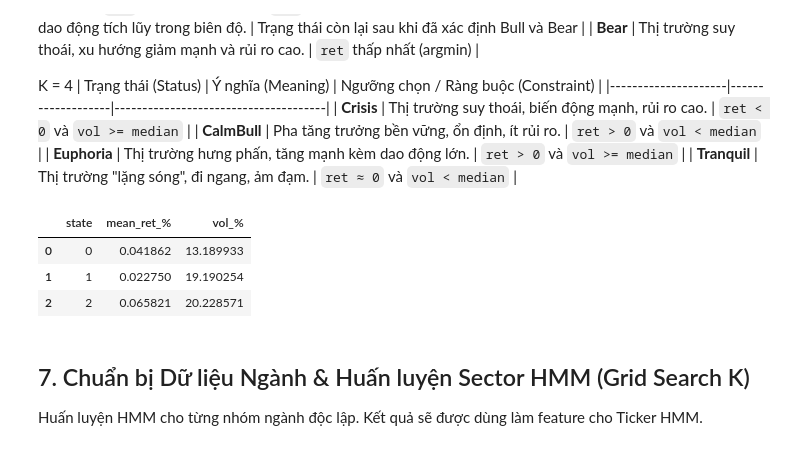
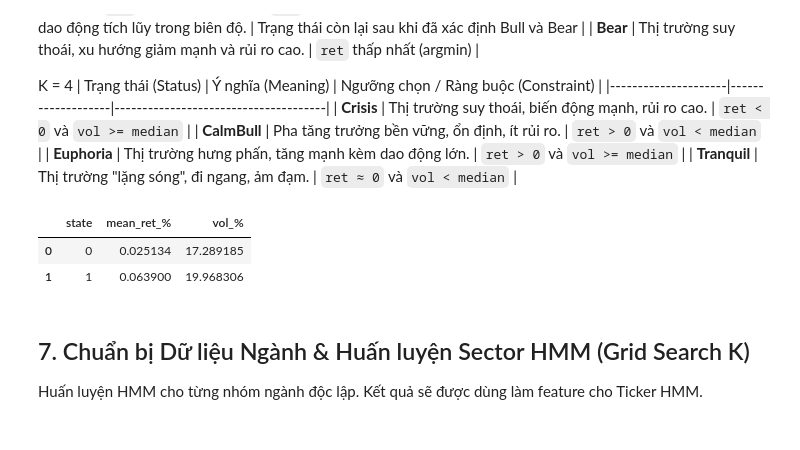
Before and after one commit to ZzzNTKzzZ/Ai-Quantum, a Jupyter notebook: notebooks/f.ipynb, the cells around one changed output. Drawn from its saved outputs; the diff is of its cells as text; code cells hidden in the pictures.

```diff
--- a/notebooks/f.ipynb
+++ b/notebooks/f.ipynb
@@ -173,6 +184,15 @@ Hàm lọc biến đảm bảo tính đa dạng và hạn chế đa cộng tuy
 | **Block Diversity** | Đảm bảo tính đa dạng thông tin bằng cách lấy ít nhất một biến đại diện từ mỗi khâu (`Market`, `Economy`, `Credit`). | Bắt buộc chọn từ các nhóm khác nhau | Giúp HMM quan sát thị trường từ nhiều khía cạnh bổ trợ thay vì chỉ tập trung vào một nguồn tin. |
 # %%
 # Tạo Y_proxy rule-based cho Market
+# Normalize duplicated merge columns if present
+for std_col in ['vnindex_log_ret', 'vnindex_vol20']:
+    if std_col not in df_market.columns:
+        alt = next((c for c in [f'{std_col}_y', f'{std_col}_x'] if c in df_market.columns), None)
+        if alt is None:
+            raise KeyError(f"{std_col} column not found in df_market")
+        df_market = df_market.rename(columns={alt: std_col})
+
+df_market = df_market.loc[:, ~df_market.columns.duplicated()]
 vol_median = df_market['vnindex_vol20'].median()
 def label_proxy(row):
     ret = row['vnindex_log_ret']
@@ -229,7 +249,7 @@ def filter_vif_greedy(df, features, threshold=5.0):
 final_features = filter_vif_greedy(X_train, feature_scores['feature'].tolist())
 print("Top features (SHAP+MI) qua bộ lọc VIF:")
 macro_pool = [c for c in ['cpi_mom_Z', 'credit_growth_mom_Z', 'fnb_ratio_Z', 'pmi_vn_Z', 'fx_log_ret_Z'] if c in X_train.columns]
-final_features = list(set(final_features).union(set(macro_pool))) # force include macro if filtered out
+final_features = set(final_features).union(set(macro_pool))
 macro_features = [f for f in final_features if f in macro_pool]
 market_features = [f for f in final_features if f not in macro_pool]
 print('Macro Features:', macro_features)
@@ -285,6 +305,8 @@ Z_train_macro = Z_data_macro[train_mask_macro]
 Z_oos_macro = Z_data_macro[~train_mask_macro]
 
 def evaluate_hmm(K, Z_train, Z_oos, seeds=3):
+    Z_train = Z_train + np.random.normal(0, 1e-4, Z_train.shape)
+    if len(Z_oos) > 0: Z_oos = Z_oos + np.random.normal(0, 1e-4, Z_oos.shape)
     best_bic, best_ll_oos, best_model = np.inf, -np.inf, None
     best_min_dur, best_min_share, best_max_share = 0, 0, 1
 
@@ -330,6 +352,7 @@ if len(res_df_macro) > 0:
     res_df_macro = res_df_macro.sort_values('Composite')
     K_macro = int(res_df_macro.iloc[0]['K'])
     best_macro_hmm = models_macro[K_macro]
+    display(res_df_macro)
     print(f"--> Quyết định K tối ưu Macro: K = {K_macro}")
 
     global_macro_regimes, macro_probs = get_hmm_filtered_inference(best_macro_hmm, Z_data_macro)
@@ -376,10 +399,11 @@ if len(res_df_market) > 0:
     res_df_market['Rank_min_dur'] = res_df_market['min_dur'].rank(ascending=False)
     res_df_market['Composite'] = 0.3 * res_df_market['Rank_bic'] + 0.5 * res_df_market['Rank_oos'] + 0.2 * res_df_market['Rank_min_dur']
     res_df_market = res_df_market.sort_values('Composite')
-    K_market = 3 # Thường cố định K=3
+    K_market = 0 # Thường cố định K=3
     if K_market not in models_market:
         K_market = int(res_df_market.iloc[0]['K'])
     best_market_hmm = models_market[K_market]
+    display(res_df_market)
     print(f"--> Quyết định K tối ưu Market: K = {K_market}")
 
     global_market_regimes_filtered, market_probs = get_hmm_filtered_inference(best_market_hmm, Z_data_market)
@@ -472,46 +469,40 @@ def auto_label(rs, K):
     if K == 2:
         return {int(np.argmin(ret)): 'Bear', int(np.argmax(ret)): 'Bull'}
     elif K == 3:
-        order = np.argsort(ret)
-        bear_idx = order[0]
-        rem = [order[1], order[2]]
-        if vol[rem[0]] < vol[rem[1]]:
-            bull_idx, side_idx = rem[0], rem[1]
-        else:
-            bull_idx, side_idx = rem[1], rem[0]
-        return {int(bear_idx): 'Bear', int(side_idx): 'Sideways', int(bull_idx): 'Bull'}
+        sharpe = ret / (vol + 1e-9)
+        order = np.argsort(sharpe)
+        return {int(order[0]): 'Bear', int(order[1]): 'Sideways', int(order[2]): 'Bull'}
     elif K >= 4:
         from scipy.optimize import linear_sum_assignment
         ret_Z = (ret - np.mean(ret)) / (np.std(ret) + 1e-9)
         vol_Z = (vol - np.mean(vol)) / (np.std(vol) + 1e-9)
 
         scores = np.zeros((K, 4))
         for i in range(K):
             scores[i, 0] = -ret_Z[i] + vol_Z[i] # Crisis
             scores[i, 1] = -ret_Z[i] - vol_Z[i] # Tranquil
             scores[i, 2] =  ret_Z[i] - vol_Z[i] # CalmBull
             scores[i, 3] =  ret_Z[i] + vol_Z[i] # Euphoria
 
         row_ind, col_ind = linear_sum_assignment(-scores)
         label_names = ['Crisis', 'Tranquil', 'CalmBull', 'Euphoria']
         labels = {r: label_names[c] for r, c in zip(row_ind, col_ind)}
 
         unassigned = set(range(K)) - set(row_ind)
         for i, st in enumerate(unassigned):
             labels[st] = f'Daily_Tier{i+5}'
 
         return labels
     return {i: f'State_{i}' for i in range(K)}
 
 STATE_TO_LABEL_MARKET = auto_label(rs_market, K_market)
 df_market_res['market_regime_label'] = df_market_res['market_regime'].map(STATE_TO_LABEL_MARKET)
 for k in range(K_market):
     df_market_res[f'prob_market_{k}'] = df_market[f'Market_Prob_{k}']
 # %% [output]
 |  | state | mean_ret_% | vol_% |
-| 0 | 0 | 0.041862 | 13.189933 |
-| 1 | 1 | 0.022750 | 19.190254 |
-| 2 | 2 | 0.065821 | 20.228571 |
+| 0 | 0 | 0.025134 | 17.289185 |
+| 1 | 1 | 0.063900 | 19.968306 |
 # %% [markdown]
 ## 7. Chuẩn bị Dữ liệu Ngành & Huấn luyện Sector HMM (Grid Search K)
 Huấn luyện HMM cho từng nhóm ngành độc lập. Kết quả sẽ được dùng làm feature cho Ticker HMM.
```
Also changed, not shown: parts of 10 cells of this notebook, 7 other files.
